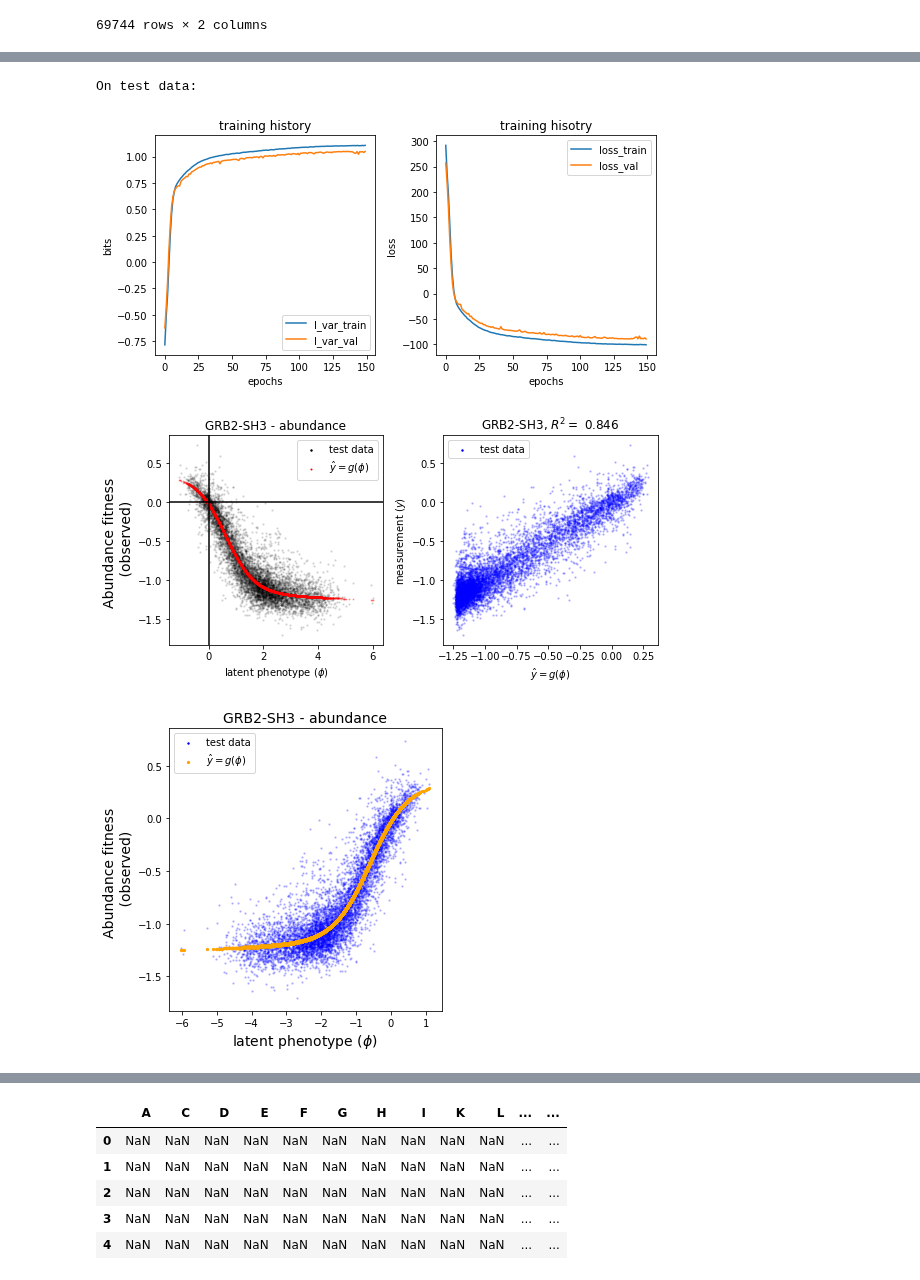
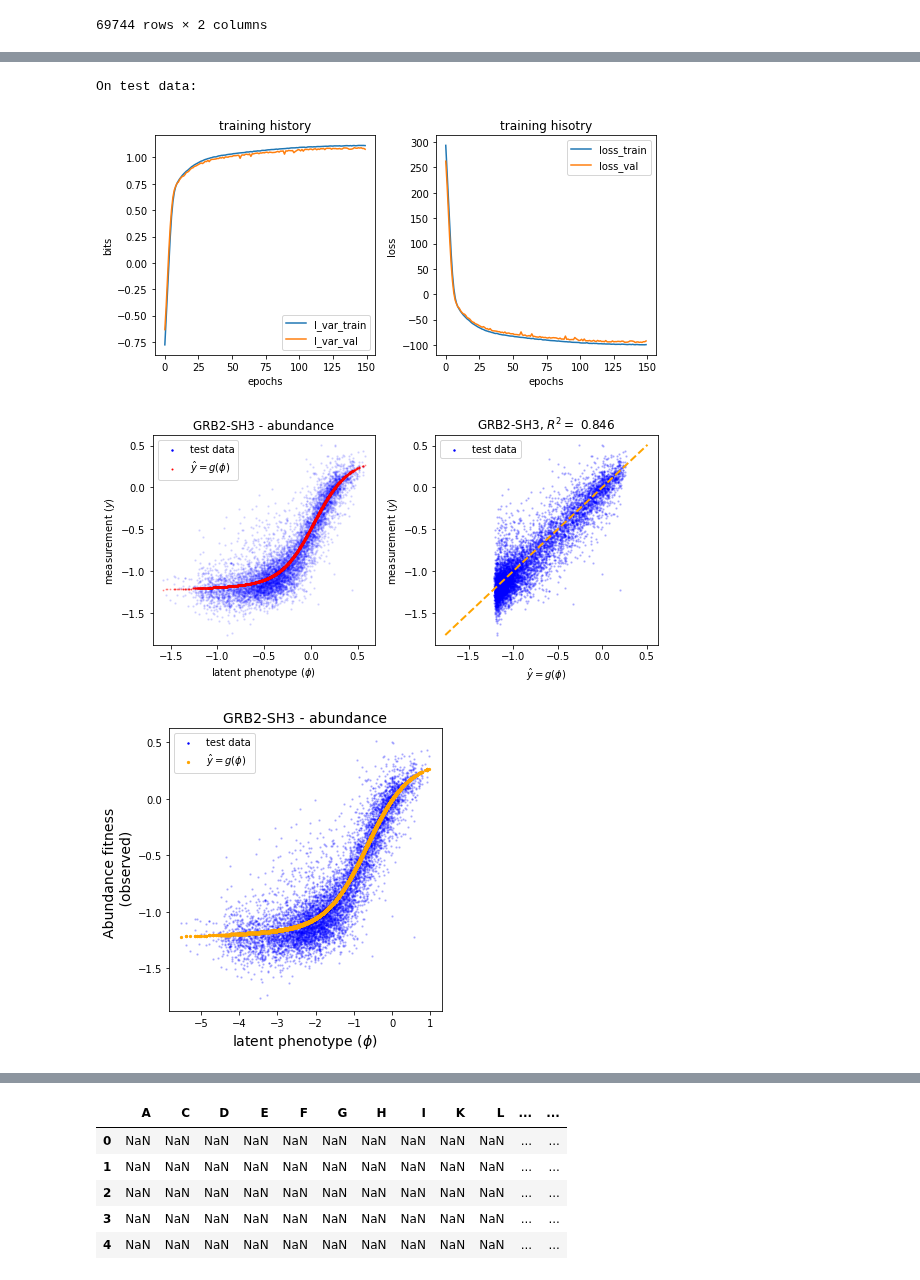
Before and after one commit to jbkinney/mavenn, a Jupyter notebook: mavenn/development_mavenn2/Lehner_double_dms/2022.06.12.GRB2_SH3_abundance.ipynb, the cells around one changed output, grey strips where cells are left out. Saved outputs shown, nothing was run; the diff lists cells and outputs as text; code cells hidden in the pictures.

```diff
--- a/mavenn/development_mavenn2/Lehner_double_dms/2022.06.12.GRB2_SH3_abundance.ipynb
+++ b/mavenn/development_mavenn2/Lehner_double_dms/2022.06.12.GRB2_SH3_abundance.ipynb
@@ -316,7 +343,7 @@ plt.show()
 [figure]
 # %%
 gpmapGE = mavenn.gpmap.AdditiveGPMapLayer(L, alphabet)
-mp_GE = mavenn.measurement_process_layers.GlobalEpsitasisMP(K=50,
+mp_GE = mavenn.measurement_process_layers.GlobalEpsistasisMP(K=50,
                                                            monotonic=True,
                                                            ge_heteroskedasticity_order=2,
                                                            ge_noise_model_type='Gaussian')
@@ -417,7 +444,7 @@ ax.set_title('training hisotry')
 fig.tight_layout()
 # %% [output]
 On test data:
-[figure, old version]
+[figure, new version]
 # %%
 phi = gpmapGE.x_to_phi(x_test_GE)
 # %%
@@ -425,39 +452,45 @@ WT_phi = gpmapGE.x_to_phi(model_GE.x_consensus)
 # %%
 fig, axs = plt.subplots(1,2, figsize=(8,4))
 
 ax = axs[0]
 yhat = mp_GE.phi_to_yhat(phi)
-ax.scatter(-(phi-WT_phi)*3,y_test_GE,s=2,alpha=0.1,c='black',label='test data')
+ax.scatter(phi,y_test_GE,s=2,alpha=0.1,c='blue',label='test data')
 #ax.scatter(phi,yhat* model.y_std+model.y_mean,s=1,alpha=0.1,c='r',label='$\hat{y} = g(\phi)$')
-ax.scatter(-(phi-WT_phi)*3,yhat,s=1,alpha=0.3,c='r',label='$\hat{y} = g(\phi)$')
-ax.axvline(0,color='black')
-ax.axhline(0,color='black')
+ax.scatter(phi,yhat,s=1,alpha=0.3,c='r',label='$\hat{y} = g(\phi)$')
+# ax.axvline(0,color='black')
+# ax.axhline(0,color='black')
 
 ax.set_xlabel('latent phenotype ($\phi$)')
-ax.set_ylabel('Abundance fitness \n (observed)',fontsize=14)
+ax.set_ylabel('measurement ($y$)')
 ax.set_title('GRB2-SH3 - abundance')
 leg = ax.legend()
 
 for lh in leg.legendHandles:
     lh.set_alpha(1)
 
 
 ax = axs[1]
+
+lims = [min(min(yhat.numpy().ravel()),min(y_test_GE.ravel())),
+        max(max(yhat.numpy().ravel()),max(y_test_GE.ravel()))]
+
+ax.plot(lims,lims,ls='--',color='orange',lw=2)
+
 ax.scatter(yhat,y_test_GE,s=2,alpha=0.2,c='b',label='test data')
 Rsq = np.corrcoef(yhat.numpy().ravel(),y_test_GE)[0,1]**2
 
 ax.set_xlabel('$\hat{y} = g(\phi)$')
 ax.set_ylabel('measurement ($y$)')
 ax.set_title(f'GRB2-SH3, $R^2 = $ {Rsq:.3f}')
 leg = ax.legend()
 
 for lh in leg.legendHandles:
     lh.set_alpha(1)
 
 fig.tight_layout()
-fig.savefig('plots/GRB2_SH3/global_epistasis_binding_abundance.png',dpi=300,bbox_inches='tight')
+fig.savefig('plots/GRB2_SH3/global_epistasis_abundance.png',dpi=300,bbox_inches='tight')
 # %% [output]
-[figure, old version]
+[figure, new version]
 # %%
 fig, axs = plt.subplots(1,1, figsize=(5,5))
 
@@ -482,7 +515,7 @@ for lh in leg.legendHandles:
 fig.tight_layout()
 fig.savefig('plots/GRB2_SH3/global_epistasis_binding_abundance.png',dpi=300,bbox_inches='tight')
 # %% [output]
-[figure, old version]
+[figure, new version]
 # %%
 theta_lc_GE = gpmapGE.get_theta(model_GE,gauge='consensus')['theta_lc']
 # %%
```
Also changed, not shown: parts of 14 cells of this notebook, 24 other files.
